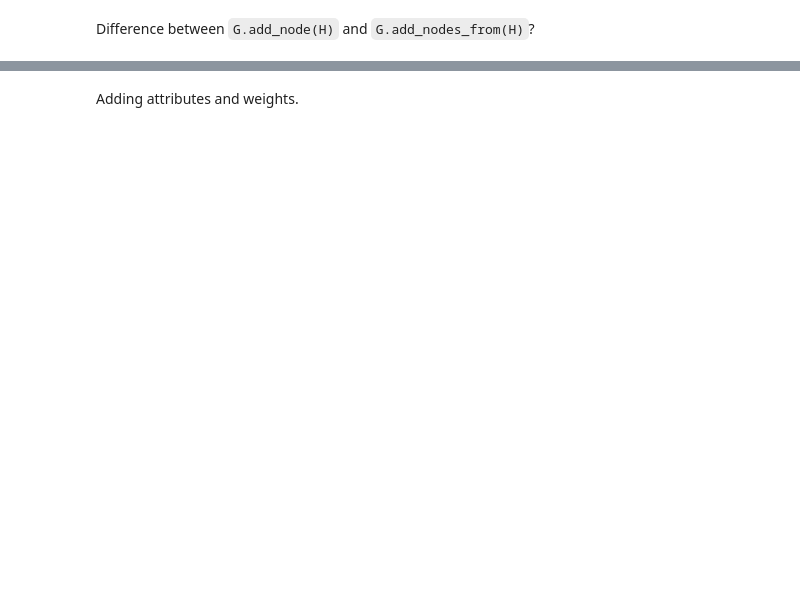
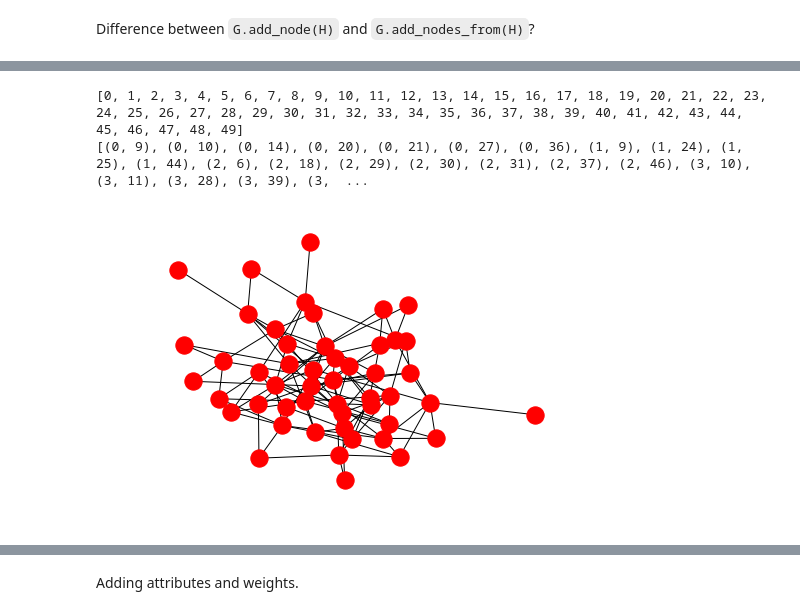
Before and after one commit to MridulS/pydata-networkx, a Jupyter notebook: Introduction Lecture.ipynb, the cells around one changed output, grey strips where cells are left out. Drawn from its saved outputs; the diff is of its cells as text; code cells hidden in the pictures; blank space fills up the shorter version.

```diff
--- a/Introduction Lecture.ipynb
+++ b/Introduction Lecture.ipynb
@@ -68,12 +99,16 @@ print(G.nodes(), G.edges())
 # %%
 # One more graph generator. This will create
 # a Erdos-Reyni Graph
-G = nx.erdos_renyi_graph(10, 0.2, seed=1)
+G = nx.erdos_renyi_graph(50, 0.1, seed=1)
 
 # Let's checkout nodes and edges
 print(G.nodes())
 print(G.edges())
 nx.draw(G)
+# %% [output]
+[0, 1, 2, 3, 4, 5, 6, 7, 8, 9, 10, 11, 12, 13, 14, 15, 16, 17, 18, 19, 20, 21, 22, 23, 24, 25, 26, 27, 28, 29, 30, 31, 32, 33, 34, 35, 36, 37, 38, 39, 40, 41, 42, 43, 44, 45, 46, 47, 48, 49]
+[(0, 9), (0, 10), (0, 14), (0, 20), (0, 21), (0, 27), (0, 36), (1, 9), (1, 24), (1, 25), (1, 44), (2, 6), (2, 18), (2, 29), (2, 30), (2, 31), (2, 37), (2, 46), (3, 10), (3, 11), (3, 28), (3, 39), (3,  ...
+[figure, added]
 # %%
 matrix = nx.to_numpy_matrix(G)
 # print matrix
```
Also changed, not shown: parts of 40 cells of this notebook, 3 other files.
